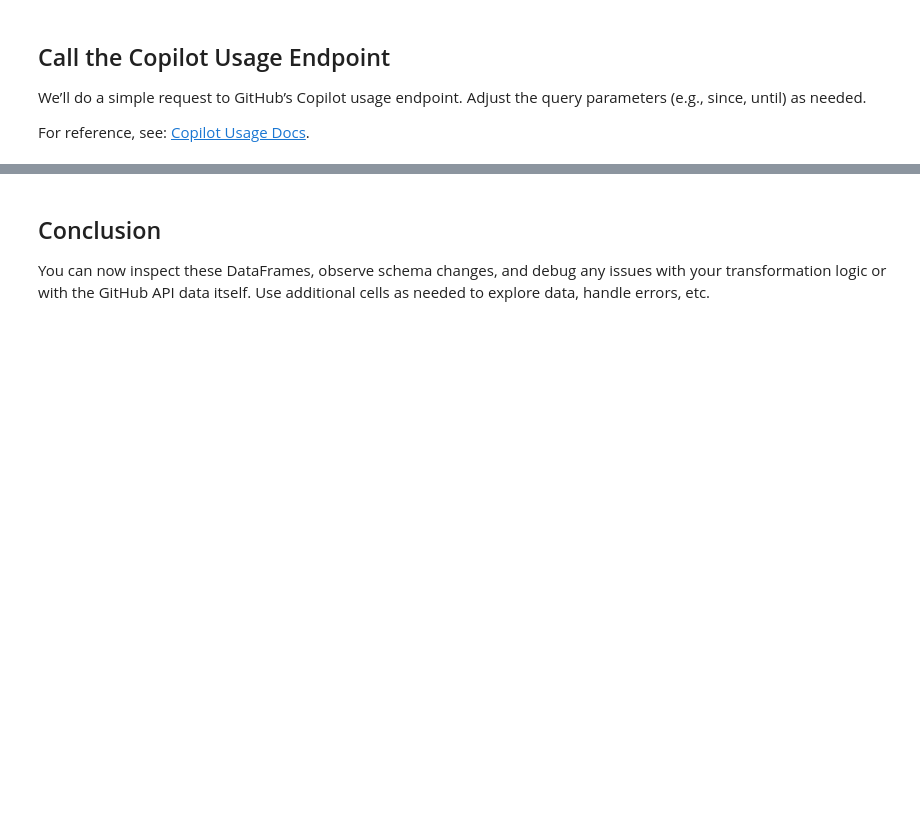
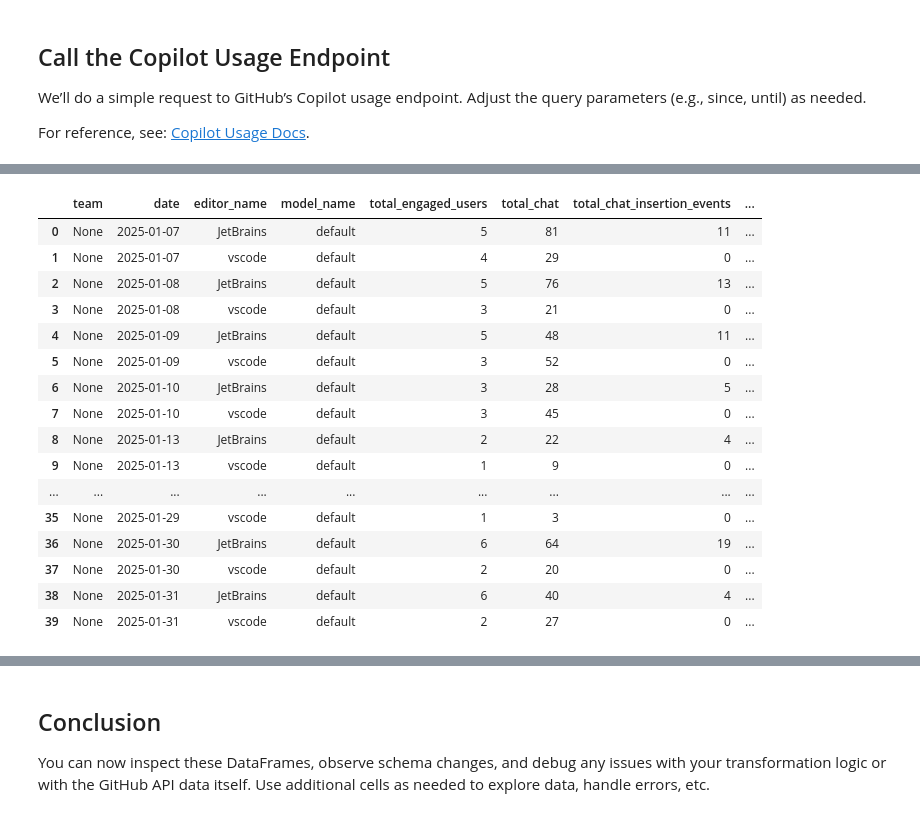
Before and after one commit to devops-opensource/devops-metrics, a Jupyter notebook: notebooks/debug_copilot_usage.ipynb, the cells around one changed output, grey strips where cells are left out. Saved outputs shown, nothing was run; the diff lists cells and outputs as text; code cells hidden in the pictures; blank space fills up the shorter version.

```diff
--- a/notebooks/debug_copilot_usage.ipynb
+++ b/notebooks/debug_copilot_usage.ipynb
@@ -102,3 +162,21 @@ global_metrics = copilot_exporter.extract_metrics_global()
 # %%
-metrics_ide = copilot_exporter.adapt_metrics_chat_global(global_metrics)
-metrics_ide
+adapted_global_metrics = copilot_exporter.adapt_metrics_chat_global(global_metrics)
+adapted_global_metrics
+# %% [output]
+|  | team | date | editor_name | model_name | total_engaged_users | total_chat | total_chat_insertion_events | ... |
+| 0 | None | 2025-01-07 | JetBrains | default | 5 | 81 | 11 | ... |
+| 1 | None | 2025-01-07 | vscode | default | 4 | 29 | 0 | ... |
+| 2 | None | 2025-01-08 | JetBrains | default | 5 | 76 | 13 | ... |
+| 3 | None | 2025-01-08 | vscode | default | 3 | 21 | 0 | ... |
+| 4 | None | 2025-01-09 | JetBrains | default | 5 | 48 | 11 | ... |
+| 5 | None | 2025-01-09 | vscode | default | 3 | 52 | 0 | ... |
+| 6 | None | 2025-01-10 | JetBrains | default | 3 | 28 | 5 | ... |
+| 7 | None | 2025-01-10 | vscode | default | 3 | 45 | 0 | ... |
+| 8 | None | 2025-01-13 | JetBrains | default | 2 | 22 | 4 | ... |
+| 9 | None | 2025-01-13 | vscode | default | 1 | 9 | 0 | ... |
+| ... | ... | ... | ... | ... | ... | ... | ... | ... |
+| 35 | None | 2025-01-29 | vscode | default | 1 | 3 | 0 | ... |
+| 36 | None | 2025-01-30 | JetBrains | default | 6 | 64 | 19 | ... |
+| 37 | None | 2025-01-30 | vscode | default | 2 | 20 | 0 | ... |
+| 38 | None | 2025-01-31 | JetBrains | default | 6 | 40 | 4 | ... |
+| 39 | None | 2025-01-31 | vscode | default | 2 | 27 | 0 | ... |
```
Also changed, not shown: parts of 19 cells of this notebook.
